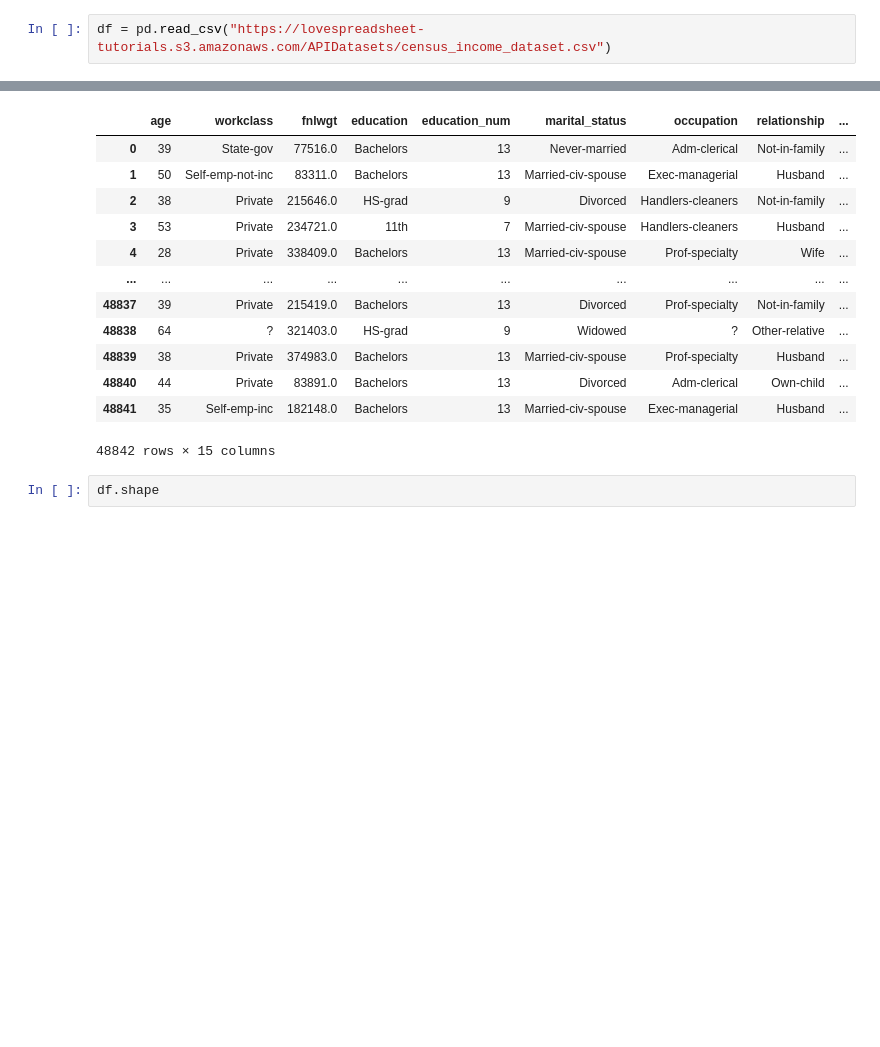
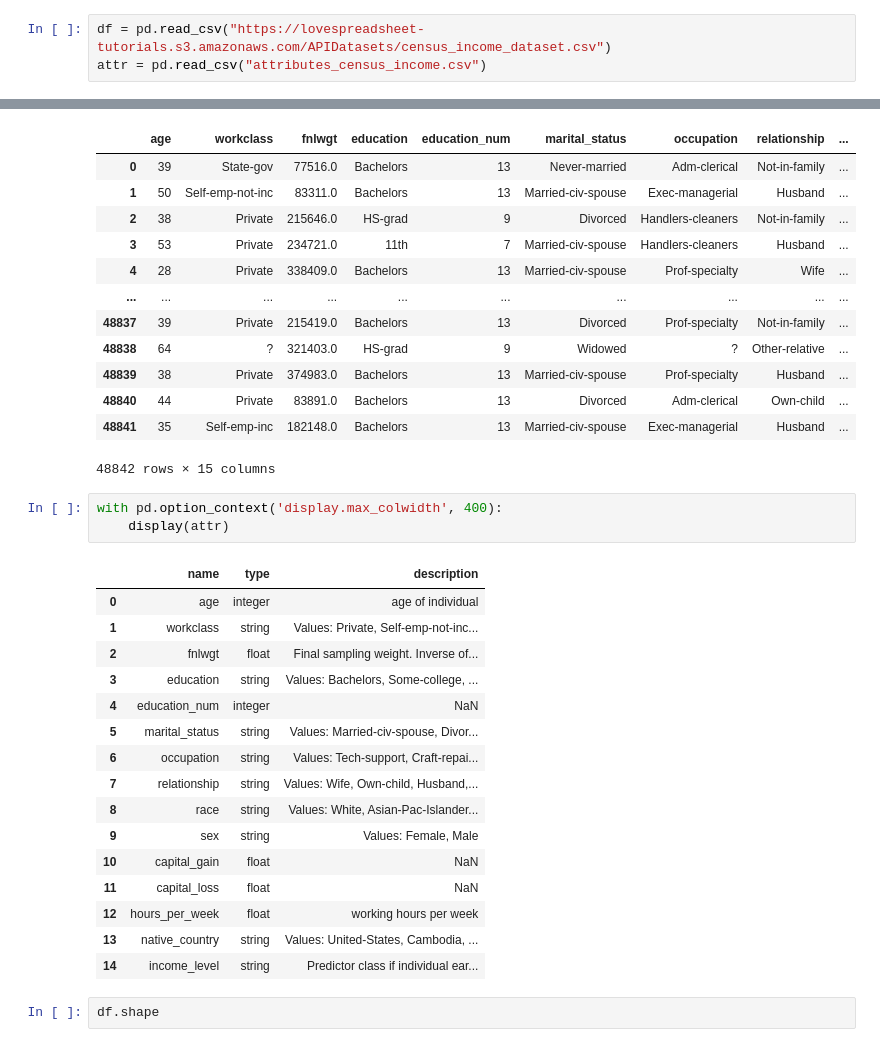
Before and after one commit to pablo2811/salary-predictive, a Jupyter notebook: EDA.ipynb, the cells around one changed output, grey strips where cells are left out. Saved outputs shown, nothing was run; the diff lists cells and outputs as text; blank space fills up the shorter version.

Commit message:
add attr and few other stuff

```diff
--- a/EDA.ipynb
+++ b/EDA.ipynb
@@ -17,6 +18,7 @@ W projekcie będziemy pracować nad zbiorem danym *Census income* zawierającym
 Informacje dotyczące zbioru, jak i same dane możemy znaleźć na [stronie](https://www.apispreadsheets.com/datasets/106).
 # %%
 df = pd.read_csv("https://lovespreadsheet-tutorials.s3.amazonaws.com/APIDatasets/census_income_dataset.csv")
+attr = pd.read_csv("attributes_census_income.csv")
 # %%
 df
 # %% [output]
@@ -33,6 +35,26 @@ df
 | 48840 | 44 | Private | 83891.0 | Bachelors | 13 | Divorced | Adm-clerical | Own-child | ... |
 | 48841 | 35 | Self-emp-inc | 182148.0 | Bachelors | 13 | Married-civ-spouse | Exec-managerial | Husband | ... |
 48842 rows × 15 columns
+# %%
+with pd.option_context('display.max_colwidth', 400):
+    display(attr)
+# %% [output]
+|  | name | type | description |
+| 0 | age | integer | age of individual |
+| 1 | workclass | string | Values: Private, Self-emp-not-inc... |
+| 2 | fnlwgt | float | Final sampling weight. Inverse of... |
+| 3 | education | string | Values: Bachelors, Some-college, ... |
+| 4 | education_num | integer | NaN |
+| 5 | marital_status | string | Values: Married-civ-spouse, Divor... |
+| 6 | occupation | string | Values: Tech-support, Craft-repai... |
+| 7 | relationship | string | Values: Wife, Own-child, Husband,... |
+| 8 | race | string | Values: White, Asian-Pac-Islander... |
+| 9 | sex | string | Values: Female, Male |
+| 10 | capital_gain | float | NaN |
+| 11 | capital_loss | float | NaN |
+| 12 | hours_per_week | float | working hours per week |
+| 13 | native_country | string | Values: United-States, Cambodia, ... |
+| 14 | income_level | string | Predictor class if individual ear... |
 # %%
 df.shape
 # %% [output]
```
Also changed, not shown: parts of 20 cells of this notebook, 1 other file.
